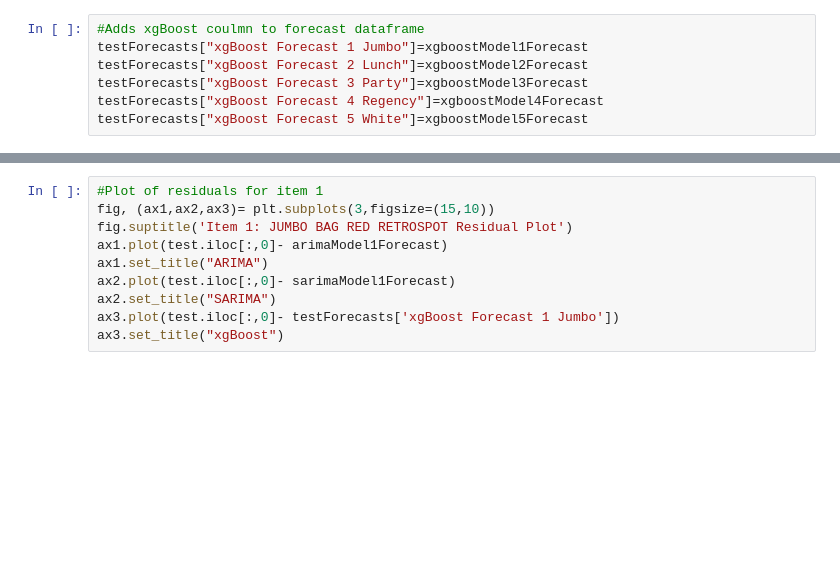
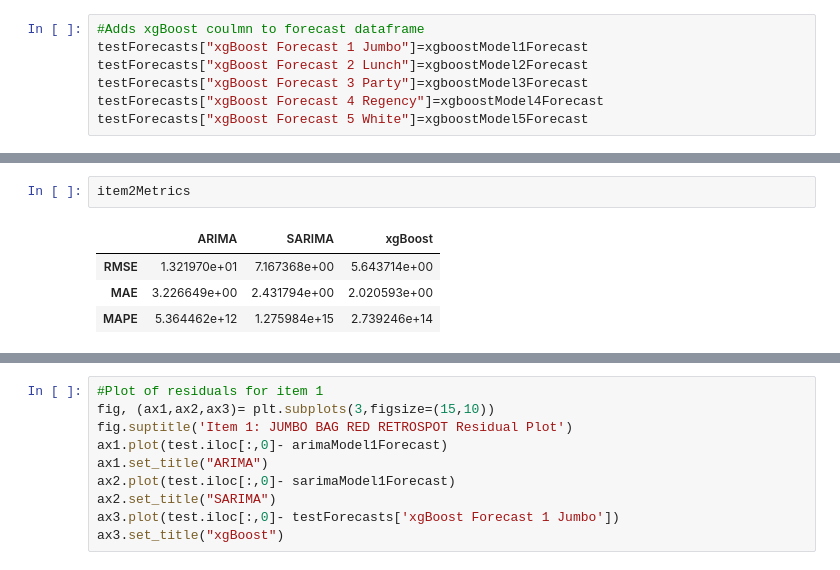
Before and after one commit to Abdul1Abdi/CIND820-Project, a Jupyter notebook: Project Notebook.ipynb, the cells around one changed output, grey strips where cells are left out. Drawn from its saved outputs; the diff is of its cells as text; blank space fills up the shorter version.

```diff
--- a/Project Notebook.ipynb
+++ b/Project Notebook.ipynb
@@ -551,0 +563,7 @@ testForecasts["xgBoost Forecast 5 White"]=xgboostModel5Forecast
+# %%
+item2Metrics
+# %% [output]
+|  | ARIMA | SARIMA | xgBoost |
+| RMSE | 1.321970e+01 | 7.167368e+00 | 5.643714e+00 |
+| MAE | 3.226649e+00 | 2.431794e+00 | 2.020593e+00 |
+| MAPE | 5.364462e+12 | 1.275984e+15 | 2.739246e+14 |
```
Also changed, not shown: parts of 9 cells of this notebook.
